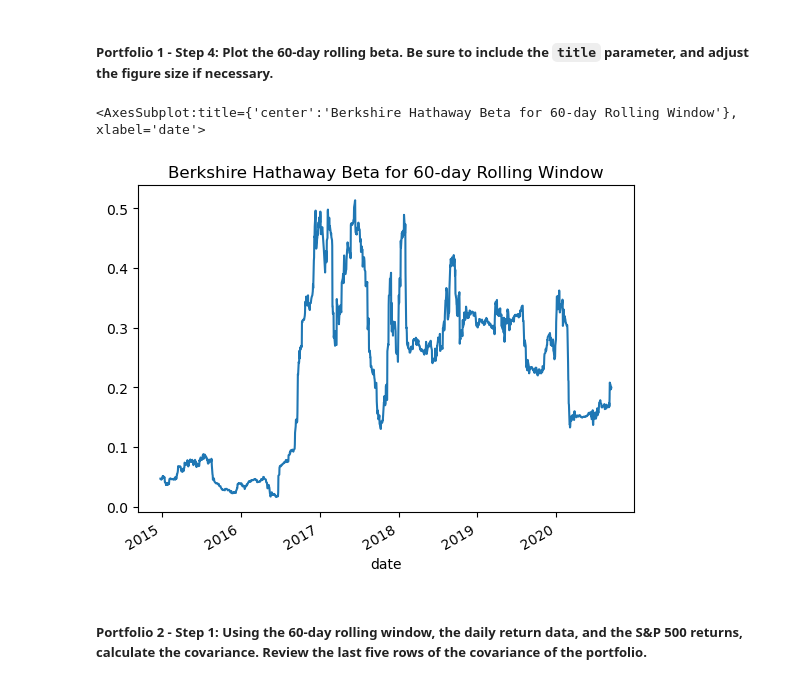
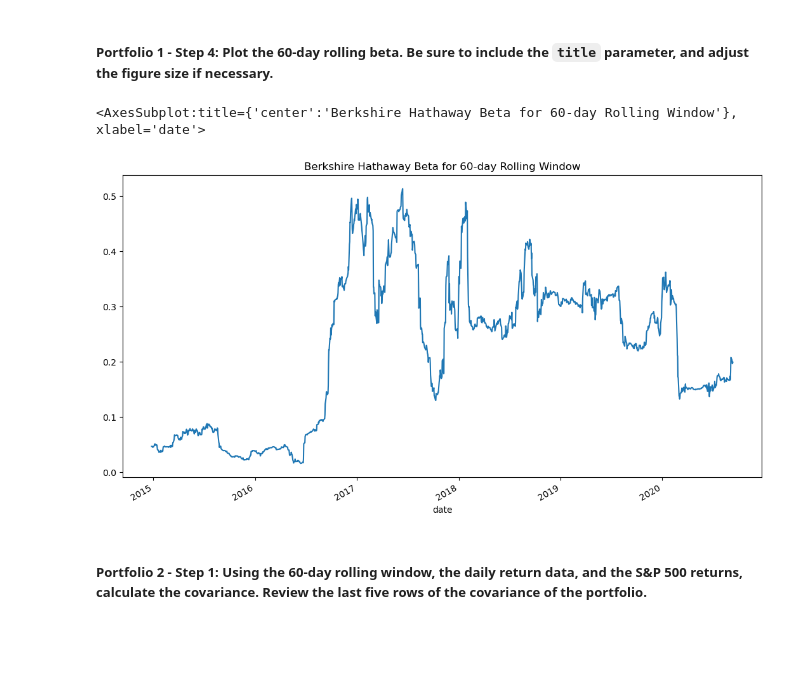
Before and after one commit to nahinhayat/Module4Challenge, a Jupyter notebook: Starter_Code 4/risk_return_analysis.ipynb, the cells around one changed output. Saved outputs shown, nothing was run; the diff lists cells and outputs as text; code cells hidden in the pictures; blank space fills up the shorter version.

```diff
--- a/Starter_Code 4/risk_return_analysis.ipynb
+++ b/Starter_Code 4/risk_return_analysis.ipynb
@@ -415,10 +415,10 @@ berkshire_avg_value
 # %%
 # Plot the rolling beta
 # Include a title parameter and adjust the figure size
-berkshire_beta.plot(title = "Berkshire Hathaway Beta for 60-day Rolling Window")
+berkshire_beta.plot(figsize = (13,7), title = "Berkshire Hathaway Beta for 60-day Rolling Window")
 # %% [output]
 <AxesSubplot:title={'center':'Berkshire Hathaway Beta for 60-day Rolling Window'}, xlabel='date'>
-[figure, old version]
+[figure, new version]
 # %% [markdown]
 ##### Portfolio 2 - Step 1: Using the 60-day rolling window, the daily return data, and the S&P 500 returns, calculate the covariance. Review the last five rows of the covariance of the portfolio.
 # %%
```
Also changed, not shown: parts of 2 cells of this notebook.
